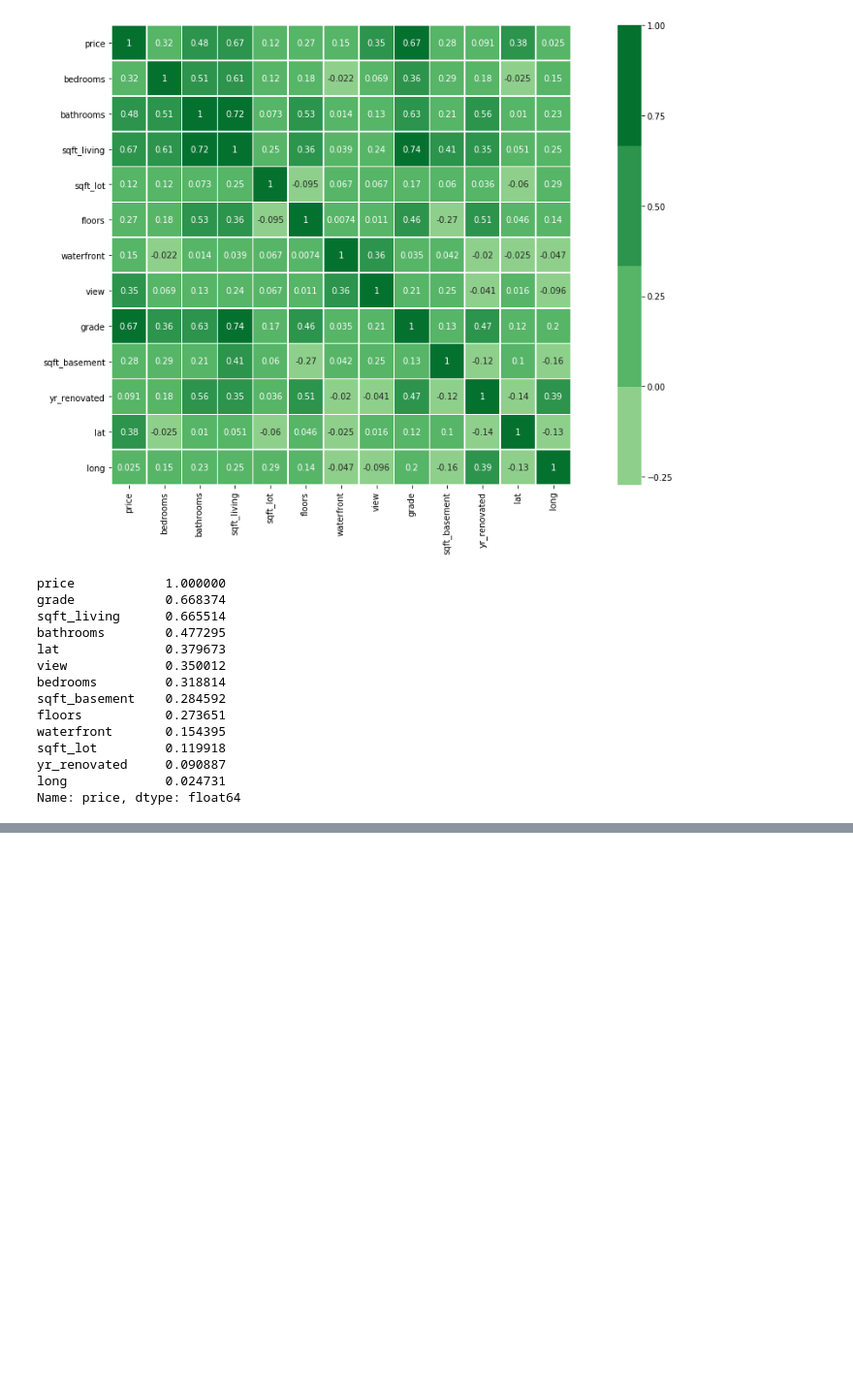
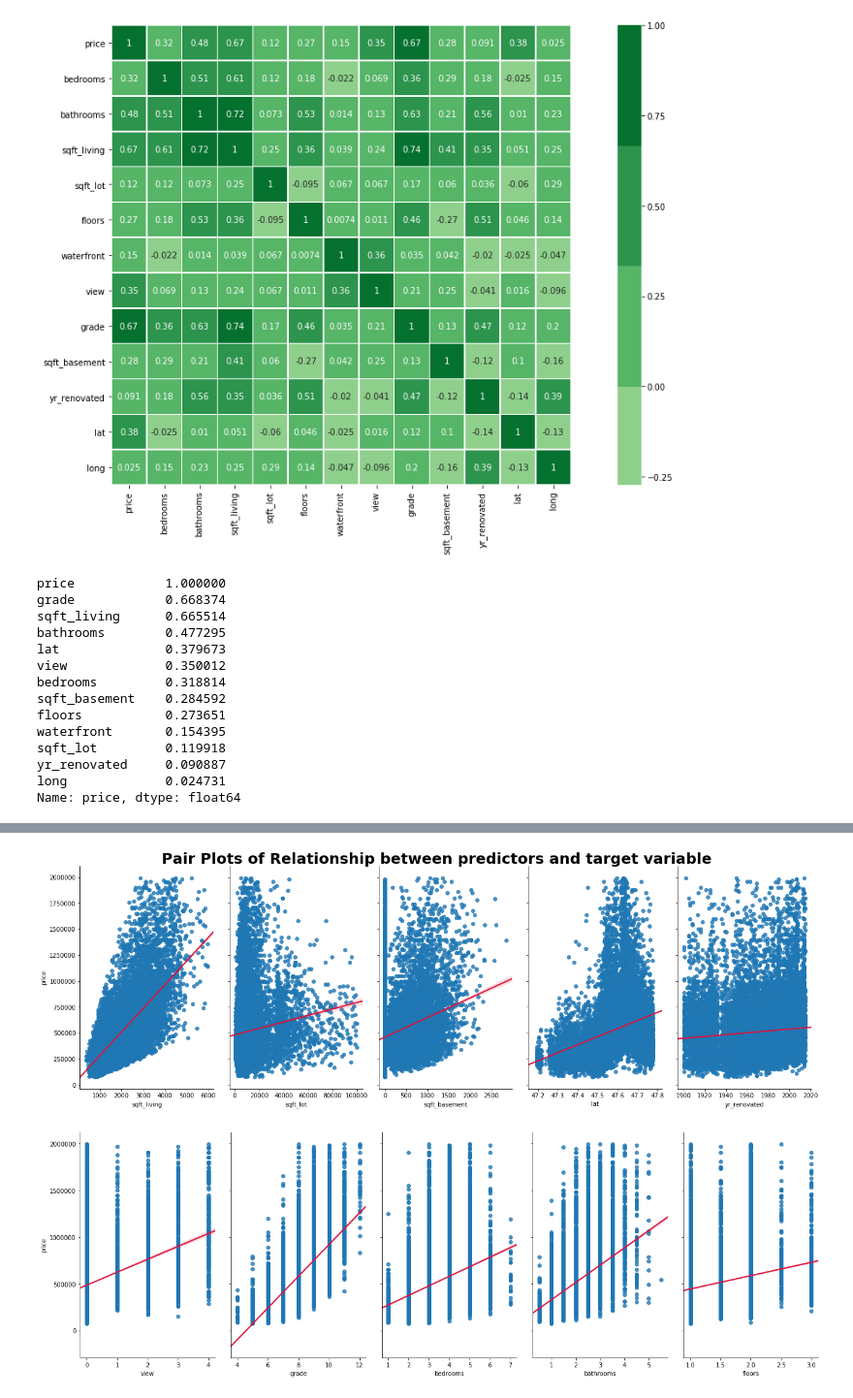
Before and after one commit to FarnazG/dsc-mod-2-project-v2-1-online-ds-ft-120919, a Jupyter notebook: Modeling-student.ipynb, the cells around one changed output, grey strips where cells are left out. Shown at 97% size. Cells and saved outputs as stored; diff of their text form; code cells hidden in the pictures; blank space fills up the shorter version.

```diff
--- a/Modeling-student.ipynb
+++ b/Modeling-student.ipynb
@@ -215,3 +207,0 @@ after all changes we have made to the data set, we are going to check the distri
-# %%
-df_clean.columns=["price","sqft_living","sqft_lot","sqft_basement","yr_renovated","lat","long","bedrooms","bathrooms","floors","waterfront","view","grade"]
-#df_clean
@@ -378,0 +215,15 @@ we are going to:
+# %%
+sns.pairplot(x_vars=['sqft_living','sqft_lot','sqft_basement','lat','yr_renovated'],
+             y_vars='price', data=df_clean,
+             kind='reg', plot_kws={'line_kws':{'color':'crimson'}}, height=6, aspect=0.6)
+
+plt.suptitle('Pair Plots of Relationship between predictors and target variable', size=25, weight='bold', y=1.02)
+
+sns.pairplot(x_vars=['view','grade','bedrooms','bathrooms','floors'],
+             y_vars='price', data=df_clean,
+             kind='reg', plot_kws={'line_kws':{'color':'crimson'}}, height=6, aspect=0.6)
+
+plt.show();
+# %% [output]
+[figure, added]
+[figure, added]
```
Also changed, not shown: parts of 108 cells of this notebook, 2 other files.
